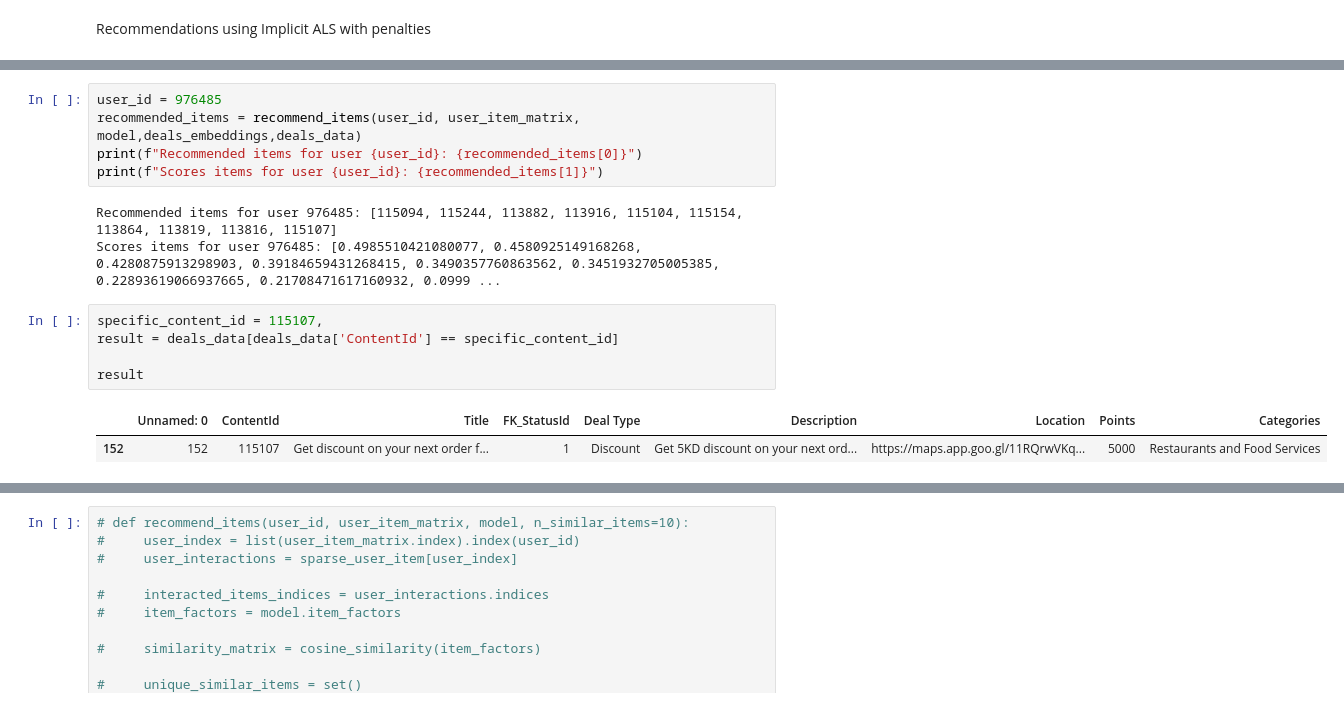
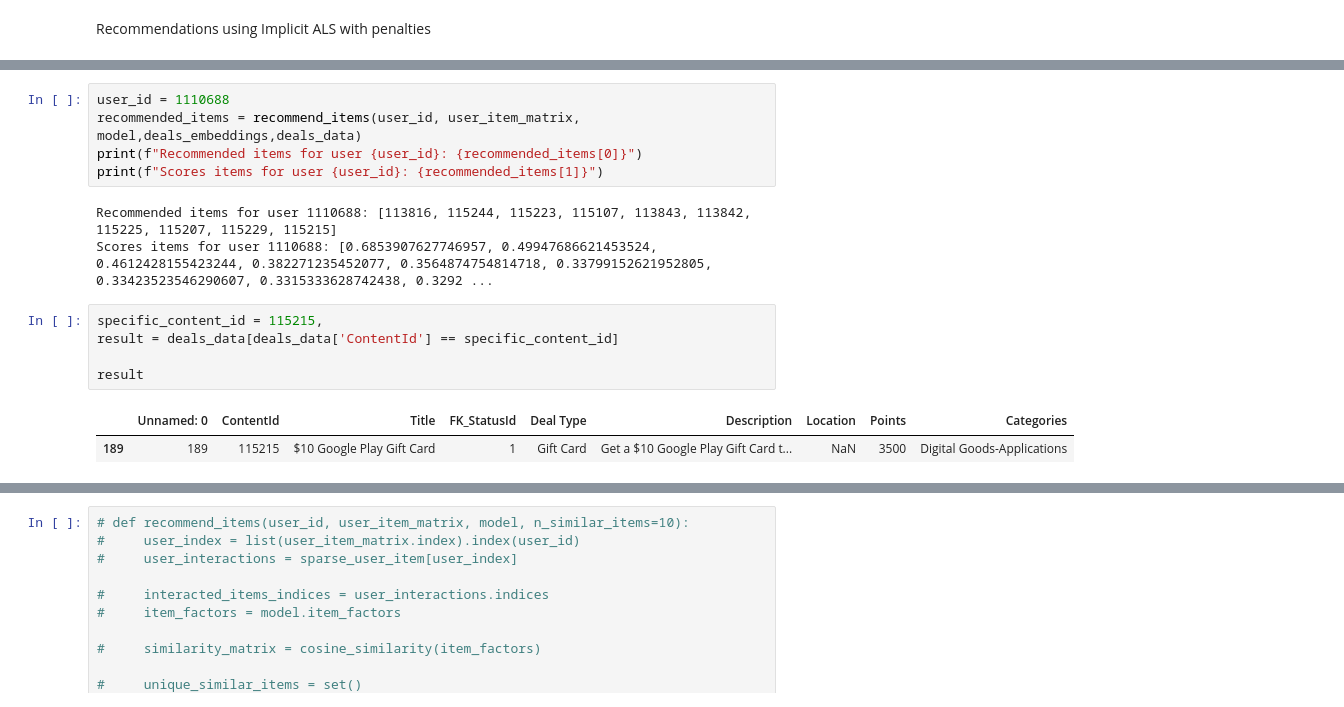
Before and after one commit to DboukAli98/KFHXRelatedAi, a Jupyter notebook: NoteBooks/Model Generation/new-als.ipynb, the cells around one changed output, grey strips where cells are left out. Cells and saved outputs as stored; diff of their text form.

```diff
--- a/NoteBooks/Model Generation/new-als.ipynb
+++ b/NoteBooks/Model Generation/new-als.ipynb
@@ -255,21 +255,21 @@ def recommend_items(user_id, user_item_matrix, model, deal_embeddings, deal_data
 
     return similar_item_ids, similar_item_scores
 # %%
-user_id = 976485
+user_id = 1110688
 recommended_items = recommend_items(user_id, user_item_matrix, model,deals_embeddings,deals_data)
 print(f"Recommended items for user {user_id}: {recommended_items[0]}")
 print(f"Scores items for user {user_id}: {recommended_items[1]}")
 # %% [output]
-Recommended items for user 976485: [115094, 115244, 113882, 113916, 115104, 115154, 113864, 113819, 113816, 115107]
-Scores items for user 976485: [0.4985510421080077, 0.4580925149168268, 0.4280875913298903, 0.39184659431268415, 0.3490357760863562, 0.3451932705005385, 0.22893619066937665, 0.21708471617160932, 0.0999 ...
+Recommended items for user 1110688: [113816, 115244, 115223, 115107, 113843, 113842, 115225, 115207, 115229, 115215]
+Scores items for user 1110688: [0.6853907627746957, 0.49947686621453524, 0.4612428155423244, 0.382271235452077, 0.3564874754814718, 0.33799152621952805, 0.33423523546290607, 0.3315333628742438, 0.3292 ...
 # %%
-specific_content_id = 115107,
+specific_content_id = 115215,
 result = deals_data[deals_data['ContentId'] == specific_content_id]
 
 result
 # %% [output]
 |  | Unnamed: 0 | ContentId | Title | FK_StatusId | Deal Type | Description | Location | Points | Categories |
-| 152 | 152 | 115107 | Get discount on your next order f... | 1 | Discount | Get 5KD discount on your next ord... | https://maps.app.goo.gl/11RQrwVKq... | 5000 | Restaurants and Food Services |
+| 189 | 189 | 115215 | $10 Google Play Gift Card | 1 | Gift Card | Get a $10 Google Play Gift Card t... | NaN | 3500 | Digital Goods-Applications |
 # %%
 user_last_interactions = user_item_matrix.loc[user_id]
 user_interacted_items = user_last_interactions[user_last_interactions > 0].index
```
Also changed, not shown: parts of 4 cells of this notebook, 4 other files.
